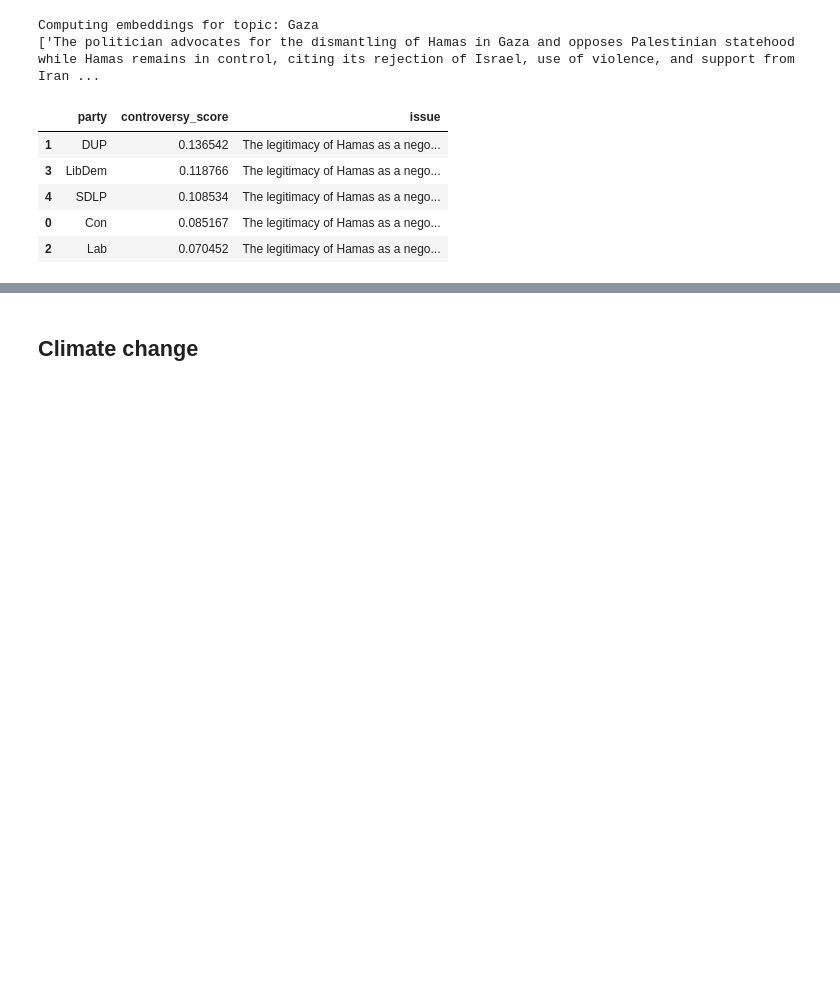
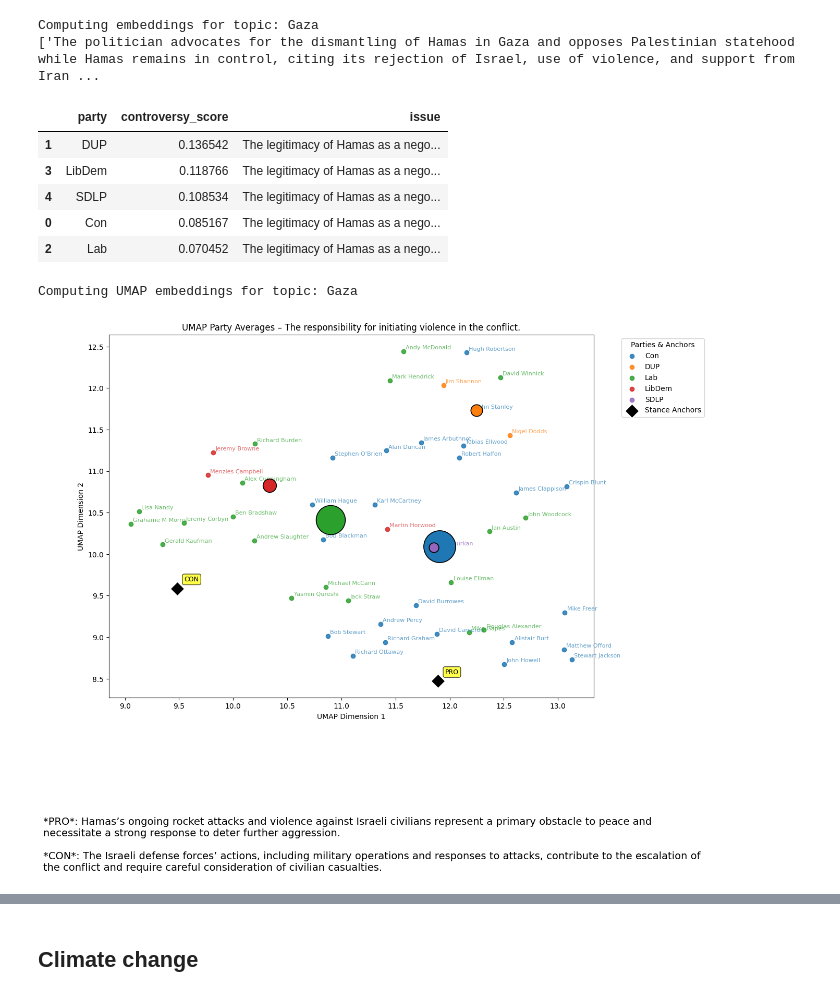
Before and after one commit to fedefraschio/stance-detection-uk-parliament, a Jupyter notebook: notebooks/stance_detection.ipynb, the cells around one changed output, grey strips where cells are left out. Cells and saved outputs as stored; diff of their text form; code cells hidden in the pictures; blank space fills up the shorter version.

```diff
--- a/notebooks/stance_detection.ipynb
+++ b/notebooks/stance_detection.ipynb
@@ -295,3 +297,9 @@ Computing embeddings for topic: Gaza
 | 4 | SDLP | 0.108534 | The legitimacy of Hamas as a nego... |
 | 0 | Con | 0.085167 | The legitimacy of Hamas as a nego... |
 | 2 | Lab | 0.070452 | The legitimacy of Hamas as a nego... |
+# %%
+embeddings = uk.compute_umap_embeddings(topic, anchors[4])
+uk.plot_umap_party_averages(embeddings, topic)
+# %% [output]
+Computing UMAP embeddings for topic: Gaza
+[figure, added]
```
Also changed, not shown: parts of 15 cells of this notebook, 1 other file.
